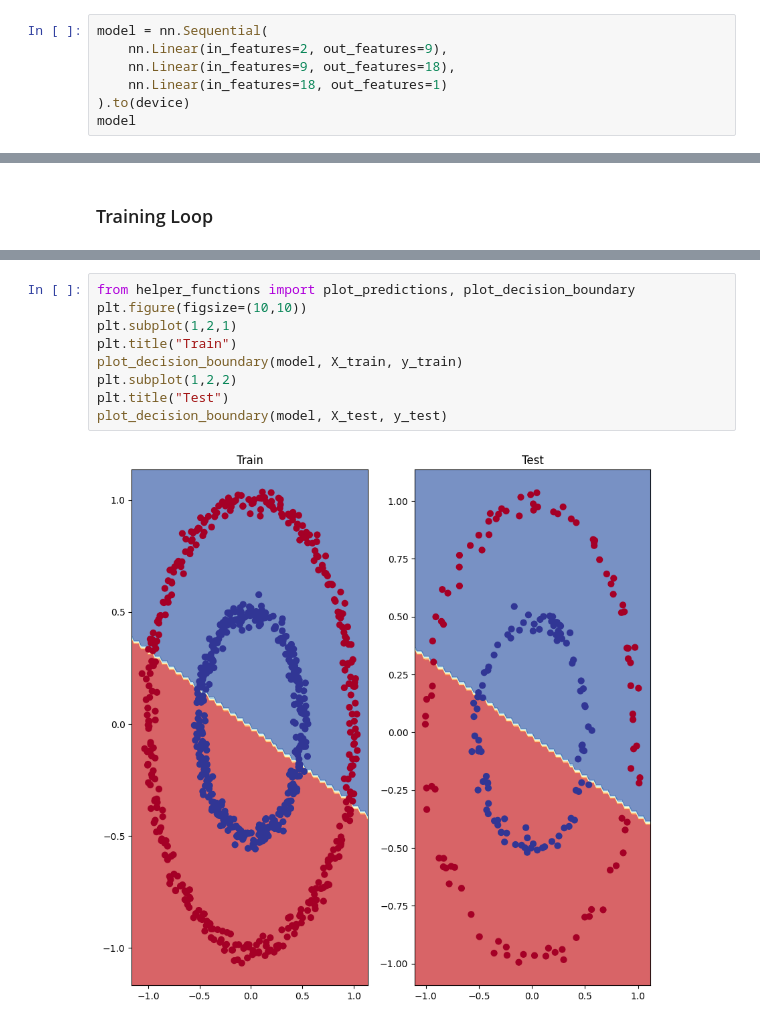
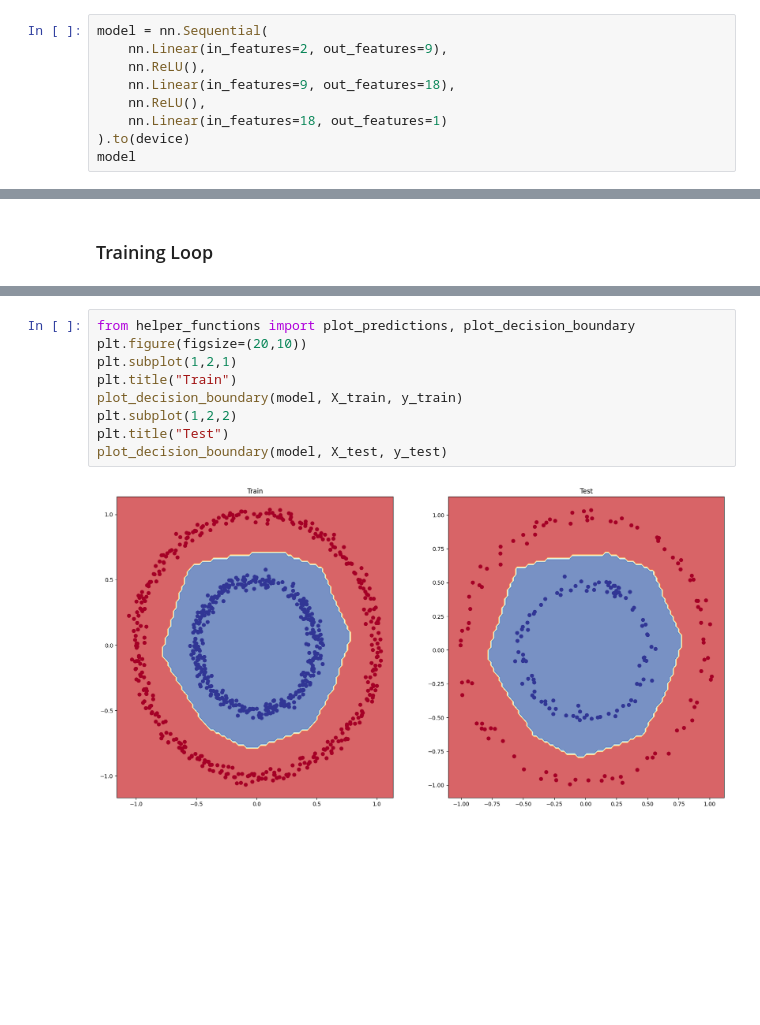
Before and after one commit to Shabin2003/Building-from-scratch-with-Pytorch, a Jupyter notebook: TOY_DATASET_CLASSIFICATION.ipynb, the cells around one changed output, grey strips where cells are left out. Drawn from its saved outputs; the diff is of its cells as text; blank space fills up the shorter version.

```diff
--- a/TOY_DATASET_CLASSIFICATION.ipynb
+++ b/TOY_DATASET_CLASSIFICATION.ipynb
@@ -123,7 +125,9 @@ circle=circle.to(device)
 # %%
 model = nn.Sequential(
     nn.Linear(in_features=2, out_features=9),
+    nn.ReLU(),
     nn.Linear(in_features=9, out_features=18),
+    nn.ReLU(),
     nn.Linear(in_features=18, out_features=1)
 ).to(device)
 model
@@ -261,11 +267,11 @@ Epoch:950 | Loss: 0.69290% , Accuracy: 51.12% | Test Loss: 0.69529% , Test Accur
 # %%
 from helper_functions import plot_predictions, plot_decision_boundary
-plt.figure(figsize=(10,10))
+plt.figure(figsize=(20,10))
 plt.subplot(1,2,1)
 plt.title("Train")
 plot_decision_boundary(model, X_train, y_train)
 plt.subplot(1,2,2)
 plt.title("Test")
 plot_decision_boundary(model, X_test, y_test)
 # %% [output]
-[figure, old version]
+[figure, new version]
```
Also changed, not shown: parts of 6 cells of this notebook.
